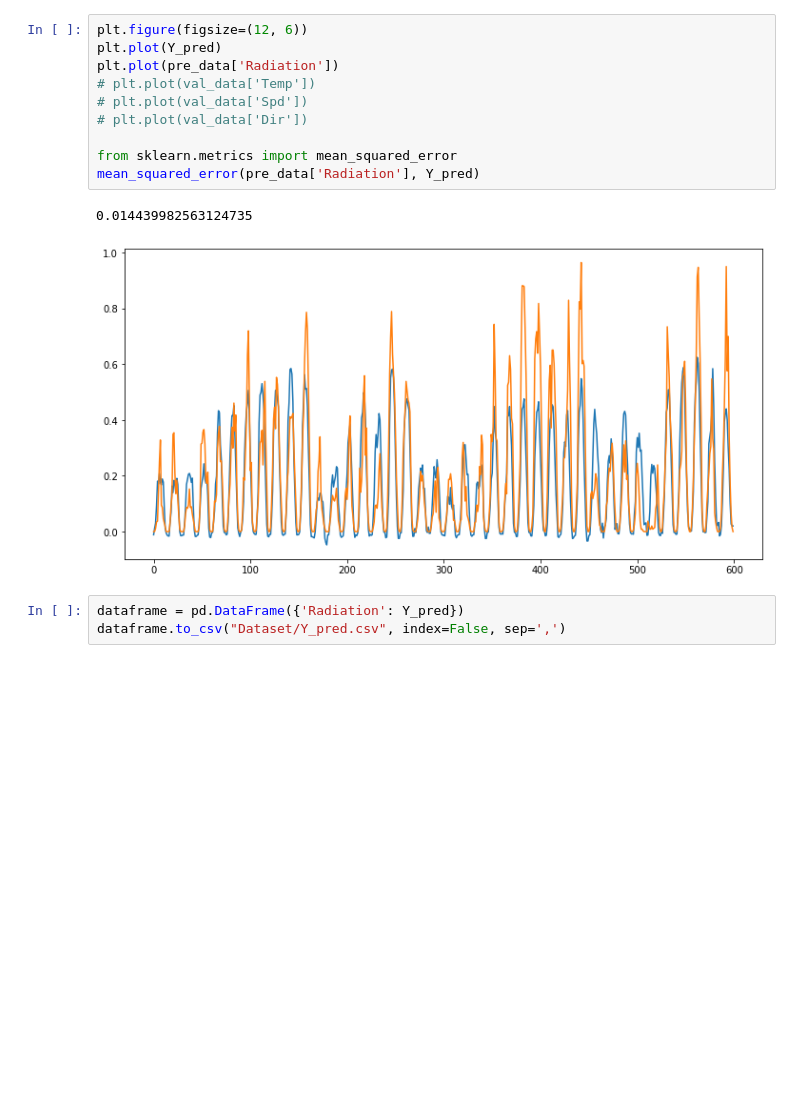
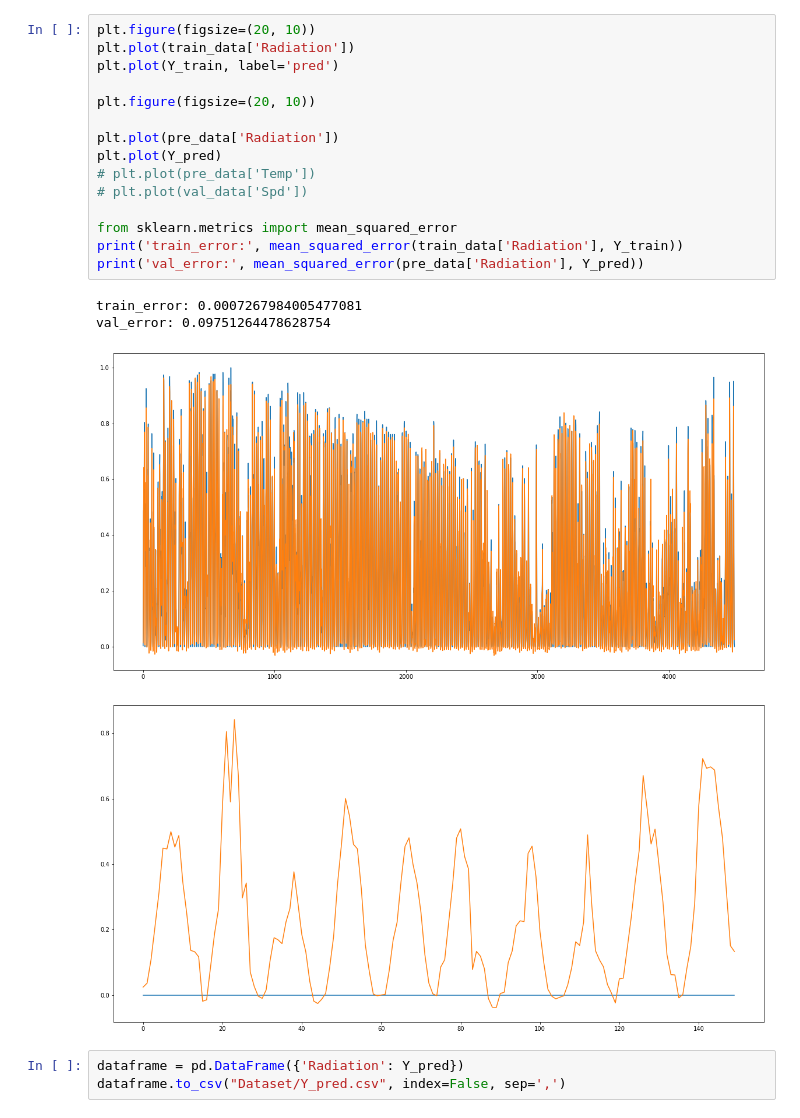
Before and after one commit to WryBin/Elec3, a Jupyter notebook: LightGBM.ipynb, the cells around one changed output. Drawn from its saved outputs; the diff is of its cells as text; blank space fills up the shorter version.

```diff
--- a/LightGBM.ipynb
+++ b/LightGBM.ipynb
@@ -82,16 +96,23 @@ Did not meet early stopping. Best iteration is:
 # %%
-plt.figure(figsize=(12, 6))
+plt.figure(figsize=(20, 10))
+plt.plot(train_data['Radiation'])
+plt.plot(Y_train, label='pred')
+
+plt.figure(figsize=(20, 10))
+
+plt.plot(pre_data['Radiation'])
 plt.plot(Y_pred)
-plt.plot(pre_data['Radiation'])
-# plt.plot(val_data['Temp'])
+# plt.plot(pre_data['Temp'])
 # plt.plot(val_data['Spd'])
-# plt.plot(val_data['Dir'])
 
 from sklearn.metrics import mean_squared_error
-mean_squared_error(pre_data['Radiation'], Y_pred)
+print('train_error:', mean_squared_error(train_data['Radiation'], Y_train))
+print('val_error:', mean_squared_error(pre_data['Radiation'], Y_pred))
 # %% [output]
-0.014439982563124735
+train_error: 0.0007267984005477081
+val_error: 0.09751264478628754
-[figure, old version]
+[figure, new version]
+[figure, added]
 # %%
 dataframe = pd.DataFrame({'Radiation': Y_pred})
 dataframe.to_csv("Dataset/Y_pred.csv", index=False, sep=',')
```
Also changed, not shown: parts of 2 cells of this notebook.
